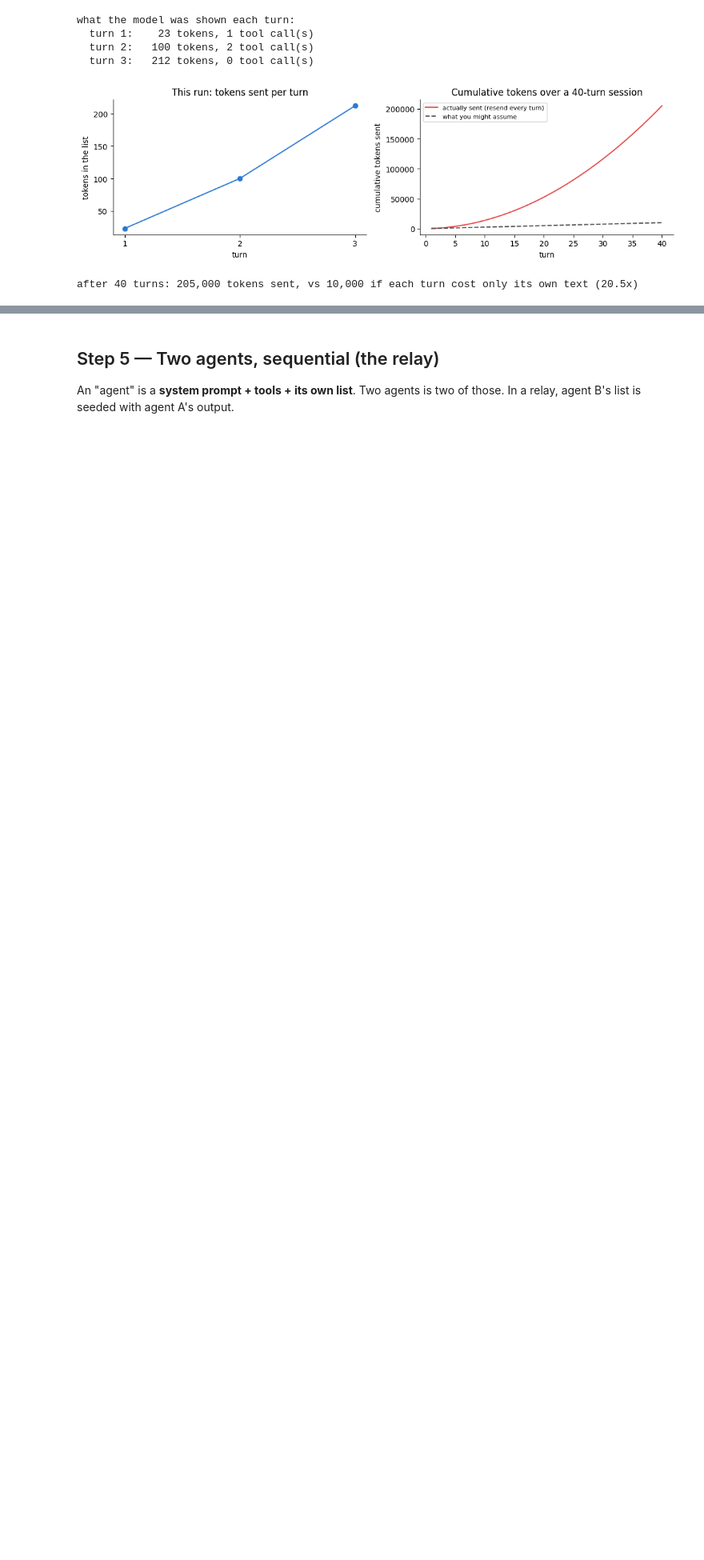
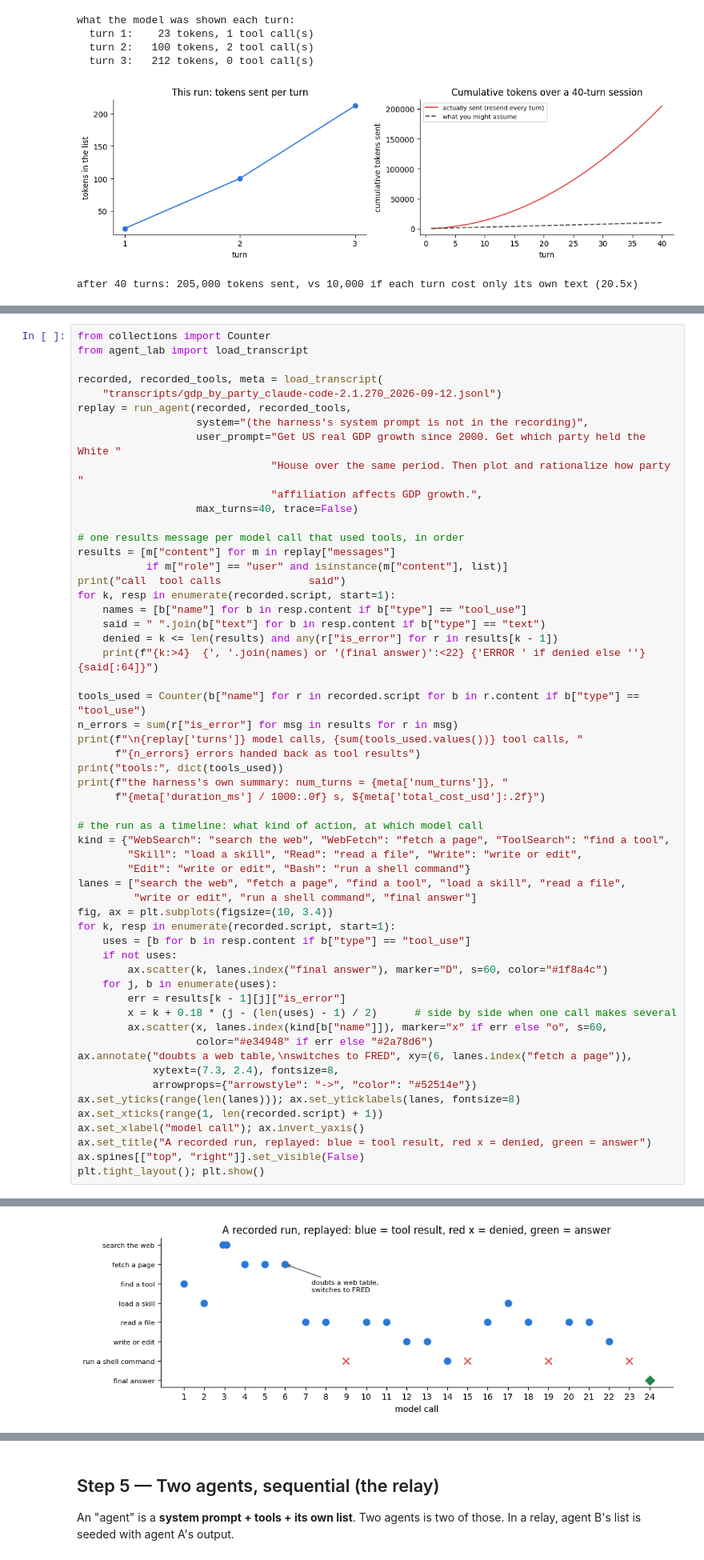
Before and after one commit to vonzhg/AI-ECON-2026, a Jupyter notebook: labs/Lec09_Agent_Lab/Lec09_Lab_Agents.ipynb, the cells around one changed output, grey strips where cells are left out. Shown at 80% size. Drawn from its saved outputs; the diff is of its cells as text; blank space fills up the shorter version.

```diff
--- a/labs/Lec09_Agent_Lab/Lec09_Lab_Agents.ipynb
+++ b/labs/Lec09_Agent_Lab/Lec09_Lab_Agents.ipynb
@@ -255,0 +268,57 @@ consequences.
+# %%
+from collections import Counter
+from agent_lab import load_transcript
+
+recorded, recorded_tools, meta = load_transcript(
+    "transcripts/gdp_by_party_claude-code-2.1.270_2026-09-12.jsonl")
+replay = run_agent(recorded, recorded_tools,
+                   system="(the harness's system prompt is not in the recording)",
+                   user_prompt="Get US real GDP growth since 2000. Get which party held the White "
+                               "House over the same period. Then plot and rationalize how party "
+                               "affiliation affects GDP growth.",
+                   max_turns=40, trace=False)
+
+# one results message per model call that used tools, in order
+results = [m["content"] for m in replay["messages"]
+           if m["role"] == "user" and isinstance(m["content"], list)]
+print("call  tool calls              said")
+for k, resp in enumerate(recorded.script, start=1):
+    names = [b["name"] for b in resp.content if b["type"] == "tool_use"]
+    said = " ".join(b["text"] for b in resp.content if b["type"] == "text")
+    denied = k <= len(results) and any(r["is_error"] for r in results[k - 1])
+    print(f"{k:>4}  {', '.join(names) or '(final answer)':<22} {'ERROR ' if denied else ''}{said[:64]}")
+
+tools_used = Counter(b["name"] for r in recorded.script for b in r.content if b["type"] == "tool_use")
+n_errors = sum(r["is_error"] for msg in results for r in msg)
+print(f"\n{replay['turns']} model calls, {sum(tools_used.values())} tool calls, "
+      f"{n_errors} errors handed back as tool results")
+print("tools:", dict(tools_used))
+print(f"the harness's own summary: num_turns = {meta['num_turns']}, "
+      f"{meta['duration_ms'] / 1000:.0f} s, ${meta['total_cost_usd']:.2f}")
+
+# the run as a timeline: what kind of action, at which model call
+kind = {"WebSearch": "search the web", "WebFetch": "fetch a page", "ToolSearch": "find a tool",
+        "Skill": "load a skill", "Read": "read a file", "Write": "write or edit",
+        "Edit": "write or edit", "Bash": "run a shell command"}
+lanes = ["search the web", "fetch a page", "find a tool", "load a skill", "read a file",
+         "write or edit", "run a shell command", "final answer"]
+fig, ax = plt.subplots(figsize=(10, 3.4))
+for k, resp in enumerate(recorded.script, start=1):
+    uses = [b for b in resp.content if b["type"] == "tool_use"]
+    if not uses:
+        ax.scatter(k, lanes.index("final answer"), marker="D", s=60, color="#1f8a4c")
+    for j, b in enumerate(uses):
+        err = results[k - 1][j]["is_error"]
+        x = k + 0.18 * (j - (len(uses) - 1) / 2)      # side by side when one call makes several
+        ax.scatter(x, lanes.index(kind[b["name"]]), marker="x" if err else "o", s=60,
+                   color="#e34948" if err else "#2a78d6")
+ax.annotate("doubts a web table,\nswitches to FRED", xy=(6, lanes.index("fetch a page")),
+            xytext=(7.3, 2.4), fontsize=8,
+            arrowprops={"arrowstyle": "->", "color": "#52514e"})
+ax.set_yticks(range(len(lanes))); ax.set_yticklabels(lanes, fontsize=8)
+ax.set_xticks(range(1, len(recorded.script) + 1))
+ax.set_xlabel("model call"); ax.invert_yaxis()
+ax.set_title("A recorded run, replayed: blue = tool result, red x = denied, green = answer")
+ax.spines[["top", "right"]].set_visible(False)
+plt.tight_layout(); plt.show()
+# %% [output]
@@ -255,0 +342 @@ consequences.
+[figure, added]
```
Also changed, not shown: parts of 4 cells of this notebook, 8 other files.
